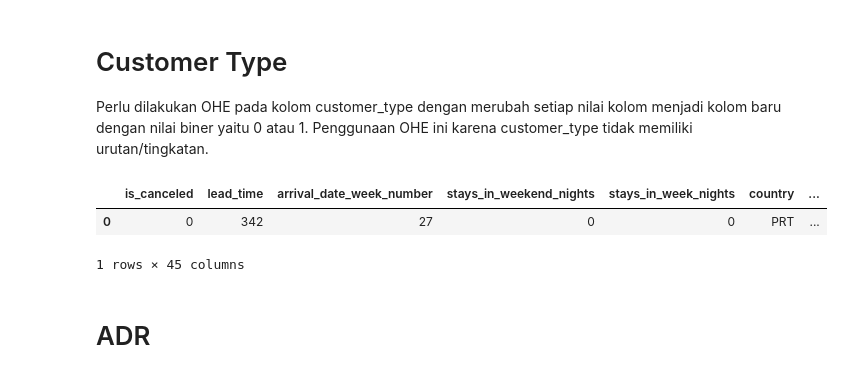
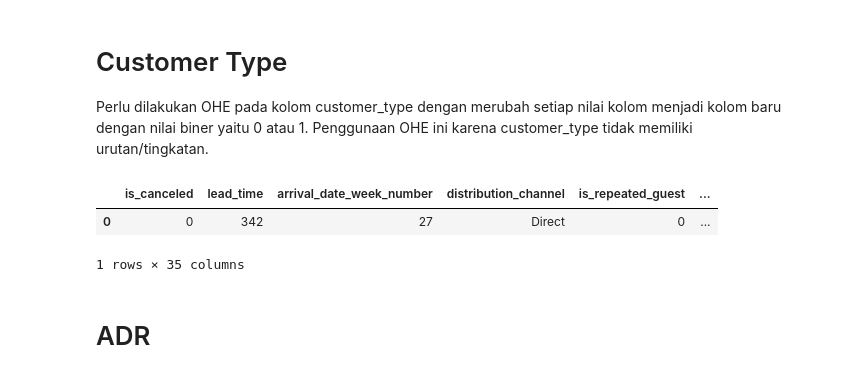
Before and after one commit to ari-mhp/FP-Rakamin-DS-MD-Hotel, a Jupyter notebook: stage2.ipynb, the cells around one changed output. Cells and saved outputs as stored; diff of their text form; code cells hidden in the pictures.

```diff
--- a/stage2.ipynb
+++ b/stage2.ipynb
@@ -148,7 +148,7 @@ def weekend(x):
 df_clean['is_weekend'] = df_clean.apply(lambda x: weekend(x), axis=1)
 # %%
 # Menghapus kolom yang tidak terpakai
-df_clean = df_clean.drop(['arrival_date_year', 'arrival_date_month', 'arrival_date_day_of_month', 'isWeekend'], axis=1)
+df_clean = df_clean.drop(['arrival_date_year', 'arrival_date_month', 'arrival_date_day_of_month', 'isWeekend','date','month_number'], axis=1)
 
 df_clean.head(1)
 # %% [output]
@@ -317,7 +317,7 @@ df_clean.head(1)
 # %% [markdown]
 Kolom Market_Segment akan di drop karena redundant dengan kolom Distribution_Channel
 # %%
-df_clean = df_clean.drop(['market_Segment'],axis=1)
+df_clean = df_clean.drop('market_segment',axis=1)
 # %% [markdown]
 # Distribution Channel
 # %% [markdown]
@@ -393,7 +393,7 @@ Buat kolom `room_as_ordered` dari perbandingan kolom `reserved_room_type` dan `a
 df_clean['room_as_ordered'] = np.where(df_clean['reserved_room_type'] == df_clean['assigned_room_type'], 1, 0)
 
 # Hapus kolom tidak terpakai
-df_clean.drop(['reserved_room_type', 'assigned_room_type'], axis=1)
+df_clean = df_clean.drop(['reserved_room_type', 'assigned_room_type'], axis=1)
 
 df_clean.head(1)
 # %% [output]
@@ -416,7 +416,7 @@ deposit_ohe = pd.get_dummies(df_clean['deposit_type'], prefix='deposit_type')
 df_clean = df_clean.join(deposit_ohe)
 
 # Hapus kolom tidak terpakai
-df_clean.drop('deposit_type', axis=1)
+df_clean = df_clean.drop('deposit_type', axis=1)
 
 df_clean.head(1)
 # %% [output]
@@ -488,15 +488,15 @@ Perlu dilakukan OHE pada kolom customer_type dengan merubah setiap nilai kolom m
 # %%
 customer_ohe = pd.get_dummies(df_clean['customer_type'], prefix='customer_type')
 df_clean = df_clean.join(customer_ohe)
 
 # Hapus kolom tidak terpakai
-df_clean.drop('customer_type', axis=1)
+df_clean = df_clean.drop('customer_type', axis=1)
 
 df_clean.head(1)
 # %% [output]
-|  | is_canceled | lead_time | arrival_date_week_number | stays_in_weekend_nights | stays_in_week_nights | country | ... |
-| 0 | 0 | 342 | 27 | 0 | 0 | PRT | ... |
+|  | is_canceled | lead_time | arrival_date_week_number | distribution_channel | is_repeated_guest | ... |
+| 0 | 0 | 342 | 27 | Direct | 0 | ... |
-1 rows × 45 columns
+1 rows × 35 columns
 # %% [markdown]
 # ADR
 # %% [markdown]
```
Also changed, not shown: parts of 10 cells of this notebook.
